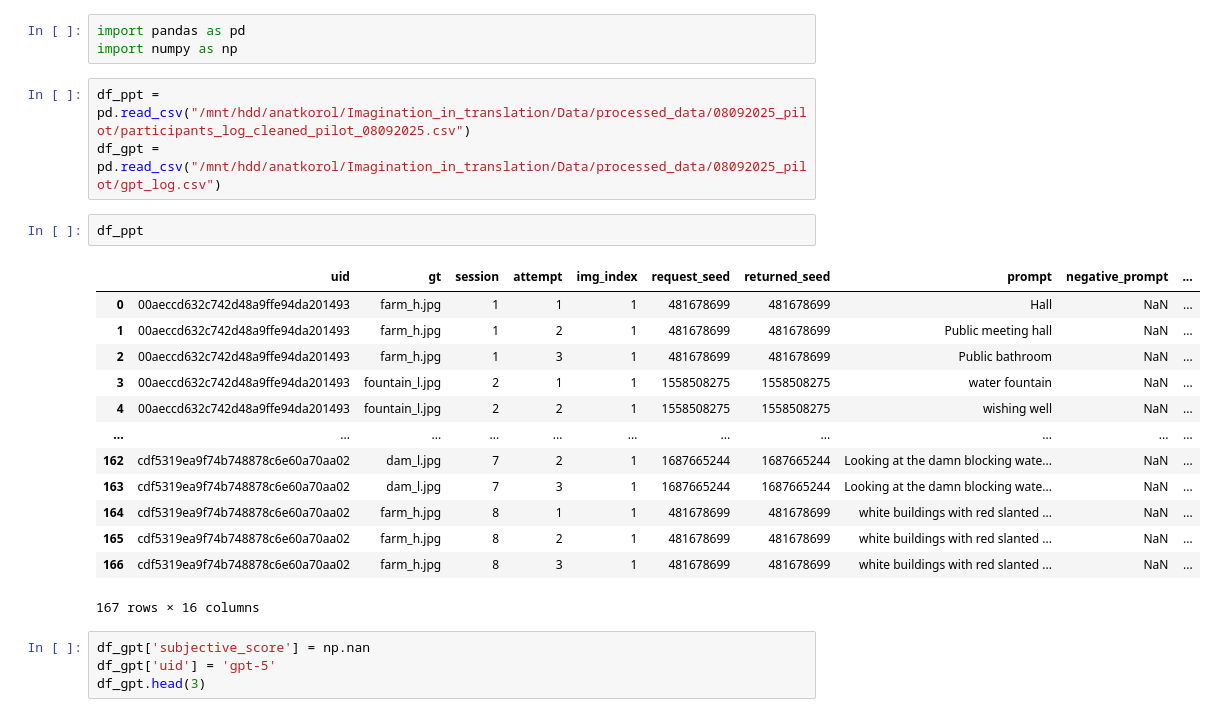
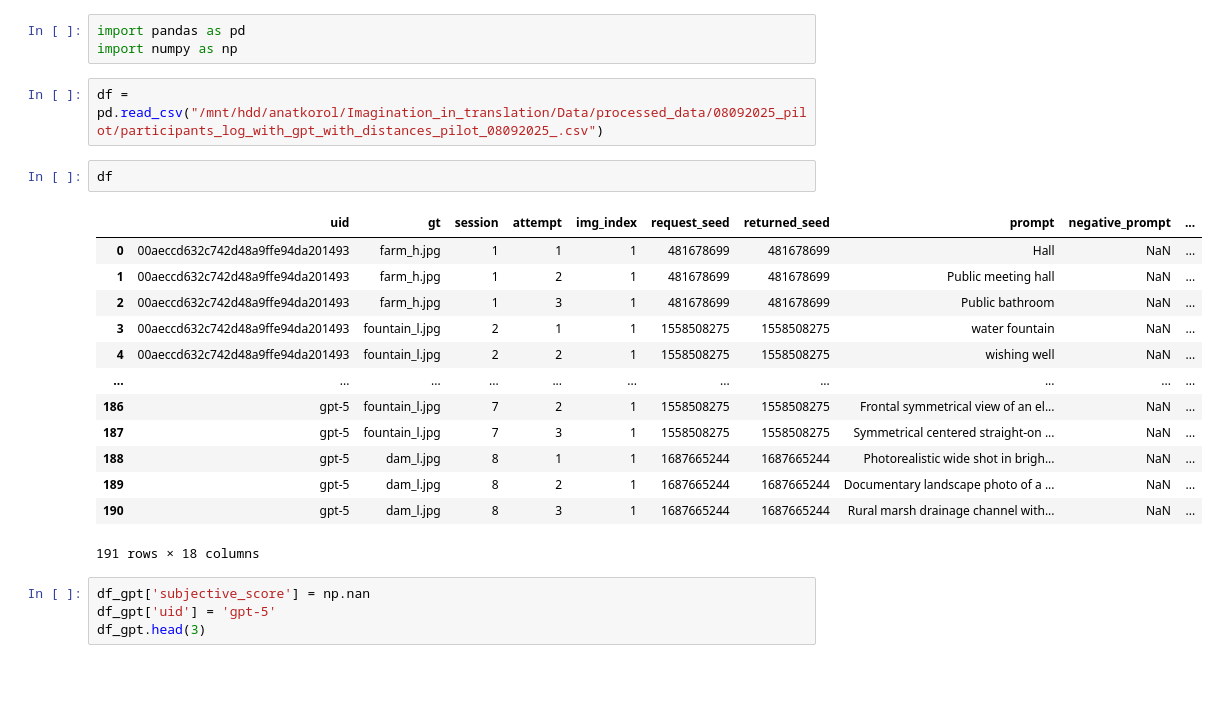
Before and after one commit to AnatKordon/Imagination_in_translation, a Jupyter notebook: analysis/similarity_analysis.ipynb, the cells around one changed output. Cells and saved outputs as stored; diff of their text form; blank space fills up the shorter version.

```diff
--- a/analysis/similarity_analysis.ipynb
+++ b/analysis/similarity_analysis.ipynb
@@ -2,24 +2,23 @@
 import pandas as pd
 import numpy as np
 # %%
-df_ppt = pd.read_csv("/mnt/hdd/anatkorol/Imagination_in_translation/Data/processed_data/08092025_pilot/participants_log_cleaned_pilot_08092025.csv")
-df_gpt = pd.read_csv("/mnt/hdd/anatkorol/Imagination_in_translation/Data/processed_data/08092025_pilot/gpt_log.csv")
+df = pd.read_csv("/mnt/hdd/anatkorol/Imagination_in_translation/Data/processed_data/08092025_pilot/participants_log_with_gpt_with_distances_pilot_08092025_.csv")
 # %%
-df_ppt
+df
 # %% [output]
 |  | uid | gt | session | attempt | img_index | request_seed | returned_seed | prompt | negative_prompt | ... |
 | 0 | 00aeccd632c742d48a9ffe94da201493 | farm_h.jpg | 1 | 1 | 1 | 481678699 | 481678699 | Hall | NaN | ... |
 | 1 | 00aeccd632c742d48a9ffe94da201493 | farm_h.jpg | 1 | 2 | 1 | 481678699 | 481678699 | Public meeting hall | NaN | ... |
 | 2 | 00aeccd632c742d48a9ffe94da201493 | farm_h.jpg | 1 | 3 | 1 | 481678699 | 481678699 | Public bathroom | NaN | ... |
 | 3 | 00aeccd632c742d48a9ffe94da201493 | fountain_l.jpg | 2 | 1 | 1 | 1558508275 | 1558508275 | water fountain | NaN | ... |
 | 4 | 00aeccd632c742d48a9ffe94da201493 | fountain_l.jpg | 2 | 2 | 1 | 1558508275 | 1558508275 | wishing well | NaN | ... |
 | ... | ... | ... | ... | ... | ... | ... | ... | ... | ... | ... |
-| 162 | cdf5319ea9f74b748878c6e60a70aa02 | dam_l.jpg | 7 | 2 | 1 | 1687665244 | 1687665244 | Looking at the damn blocking wate... | NaN | ... |
-| 163 | cdf5319ea9f74b748878c6e60a70aa02 | dam_l.jpg | 7 | 3 | 1 | 1687665244 | 1687665244 | Looking at the damn blocking wate... | NaN | ... |
-| 164 | cdf5319ea9f74b748878c6e60a70aa02 | farm_h.jpg | 8 | 1 | 1 | 481678699 | 481678699 | white buildings with red slanted ... | NaN | ... |
-| 165 | cdf5319ea9f74b748878c6e60a70aa02 | farm_h.jpg | 8 | 2 | 1 | 481678699 | 481678699 | white buildings with red slanted ... | NaN | ... |
-| 166 | cdf5319ea9f74b748878c6e60a70aa02 | farm_h.jpg | 8 | 3 | 1 | 481678699 | 481678699 | white buildings with red slanted ... | NaN | ... |
+| 186 | gpt-5 | fountain_l.jpg | 7 | 2 | 1 | 1558508275 | 1558508275 | Frontal symmetrical view of an el... | NaN | ... |
+| 187 | gpt-5 | fountain_l.jpg | 7 | 3 | 1 | 1558508275 | 1558508275 | Symmetrical centered straight-on ... | NaN | ... |
+| 188 | gpt-5 | dam_l.jpg | 8 | 1 | 1 | 1687665244 | 1687665244 | Photorealistic wide shot in brigh... | NaN | ... |
+| 189 | gpt-5 | dam_l.jpg | 8 | 2 | 1 | 1687665244 | 1687665244 | Documentary landscape photo of a ... | NaN | ... |
+| 190 | gpt-5 | dam_l.jpg | 8 | 3 | 1 | 1687665244 | 1687665244 | Rural marsh drainage channel with... | NaN | ... |
-167 rows × 16 columns
+191 rows × 18 columns
 # %%
 df_gpt['subjective_score'] = np.nan
 df_gpt['uid'] = 'gpt-5'
```
Also changed, not shown: 3 other files.
